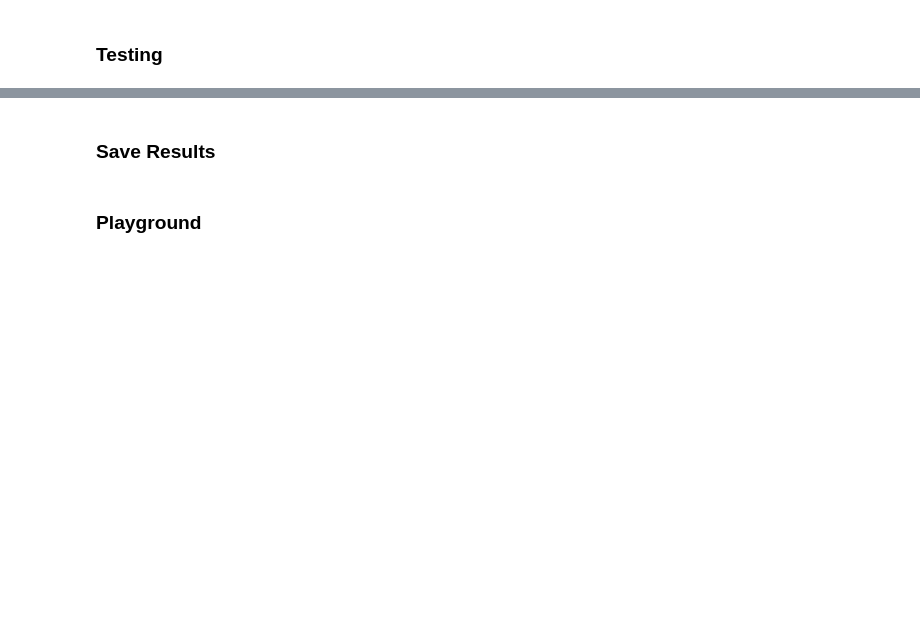
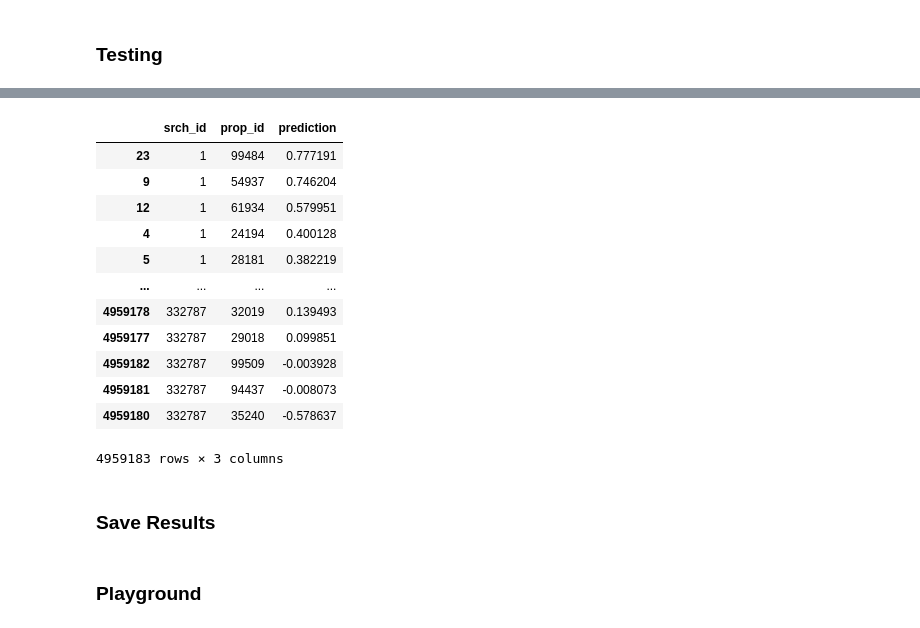
Before and after one commit to Jeniamakarchik/dmt_recom_sys, a Jupyter notebook: lambdaMART.ipynb, the cells around one changed output, grey strips where cells are left out. Cells and saved outputs as stored; diff of their text form; code cells hidden in the pictures; blank space fills up the shorter version.

```diff
--- a/lambdaMART.ipynb
+++ b/lambdaMART.ipynb
@@ -132,10 +192,16 @@ group_train = train_df.groupby("srch_id")["srch_id"].count().to_numpy()
 X_train = train_df.drop(columns=train_only_cols)
 y_train = train_df['target'].astype(int)
 
+print(len(X_train.columns))
+
 # Validation data
 group_val = val_df.groupby("srch_id")["srch_id"].count().to_numpy()
 X_val = val_df.drop(columns=train_only_cols)
 y_val = val_df['target'].astype(int)
 
 # Test data
-X_test = test_df.drop(columns=add_drop_cols).to_numpy(copy=True)
+X_test = test_df.copy()
+X_test = X_test.drop(columns=add_drop_cols)
+print(len(X_test.columns))
+print(set(X_test) - set(X_train))
+X_test = X_test.to_numpy(copy=True)
@@ -310,0 +477,4 @@ ax_importance = lgb.plot_importance(model, xlabel='Importance (Gain)', figsize =
+# %%
+solution = test_df[['srch_id', 'prop_id']].copy()
+solution['prediction'] = prediction
+solution.head()
@@ -311,7 +488,19 @@ ax_importance = lgb.plot_importance(model, xlabel='Importance (Gain)', figsize =
 # %%
-prediction = model.predict(X_test)
-test_df['prediction'] = prediction
-test_df = test_df.sort_values(by=['srch_id', 'prediction'], ascending=[True, False])
+solution.sort_values(by=['srch_id', 'prediction'], ascending=[True, False])
+# %% [output]
+|  | srch_id | prop_id | prediction |
+| 23 | 1 | 99484 | 0.777191 |
+| 9 | 1 | 54937 | 0.746204 |
+| 12 | 1 | 61934 | 0.579951 |
+| 4 | 1 | 24194 | 0.400128 |
+| 5 | 1 | 28181 | 0.382219 |
+| ... | ... | ... | ... |
+| 4959178 | 332787 | 32019 | 0.139493 |
+| 4959177 | 332787 | 29018 | 0.099851 |
+| 4959182 | 332787 | 99509 | -0.003928 |
+| 4959181 | 332787 | 94437 | -0.008073 |
+| 4959180 | 332787 | 35240 | -0.578637 |
+4959183 rows × 3 columns
 # %% [markdown]
 ### Save Results
 # %%
```
Also changed, not shown: parts of 29 cells of this notebook, 1 other file.
